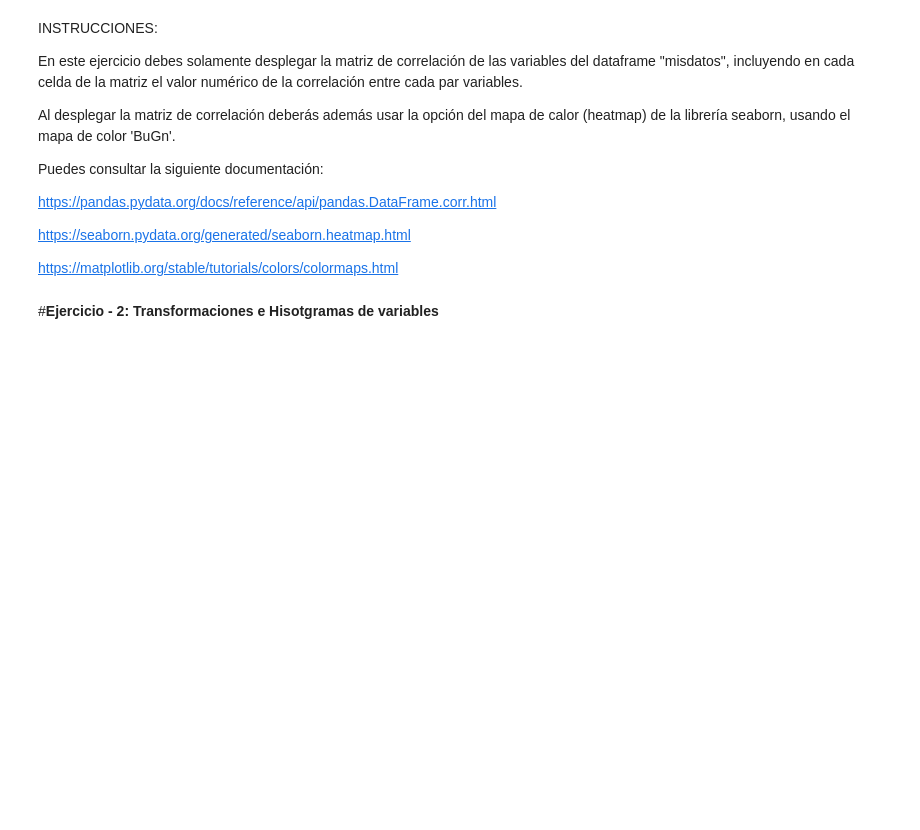
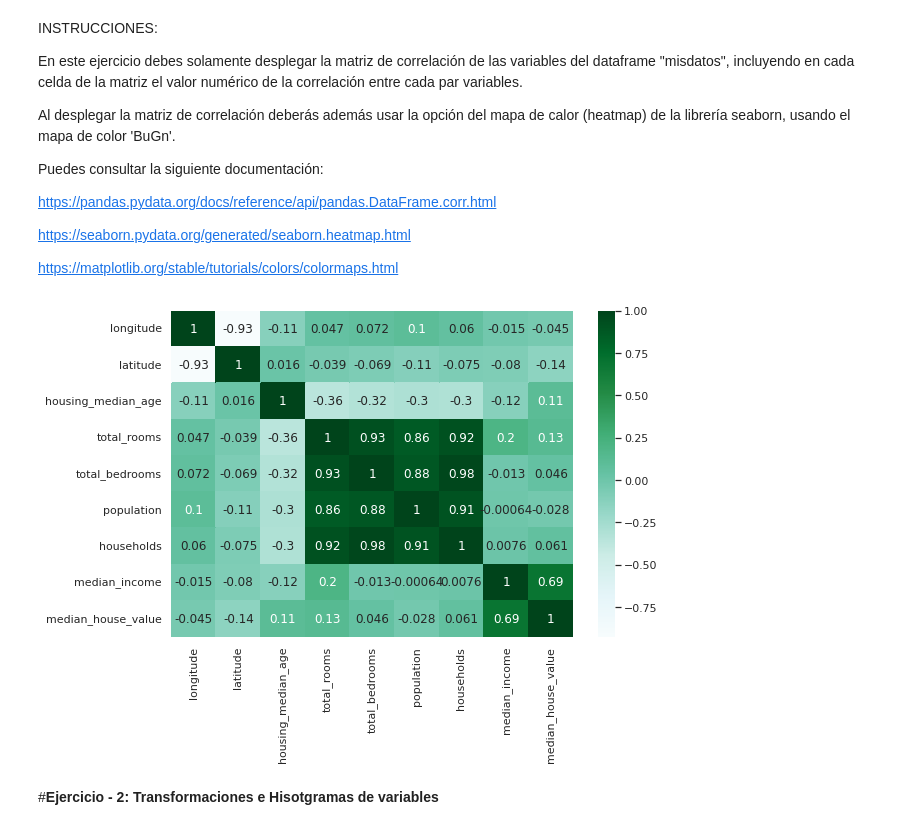
Before and after one commit to PosgradoMNA/actividades-de-aprendizaje-normagl1, a Jupyter notebook: MNA_IAyAA_semana_2_Actividad.ipynb, the cells around one changed output. Saved outputs shown, nothing was run; the diff lists cells and outputs as text; code cells hidden in the pictures; blank space fills up the shorter version.

```diff
--- a/MNA_IAyAA_semana_2_Actividad.ipynb
+++ b/MNA_IAyAA_semana_2_Actividad.ipynb
@@ -72,19 +72,23 @@ https://matplotlib.org/stable/tutorials/colors/colormaps.html
 # %%
 sns.set(rc={'figure.figsize':(9,6)})
 
 #########################################################################
 # INICIA LA SECCIÓN PARA AGREGAR CÓDIGO.
 # Ejercicio 1
 # Sustituye "None" por tus líneas de código dentro de esta región.
 # Se esperan cuando mucho 2 líneas de código.
 
 None
 
+df_corr=misdatos.corr()
+sns.heatmap(df_corr, annot=True,cmap="BuGn")
 
 # TERMINA LA SECCIÓN PARA AGREGAR CÓDIGO.
 #########################################################################
 
 plt.show()
+# %% [output]
+[figure, added]
 # %% [markdown]
 #**Ejercicio - 2: Transformaciones e Hisotgramas de variables**
 # %% [markdown]
```
Also changed, not shown: parts of 4 cells of this notebook.
